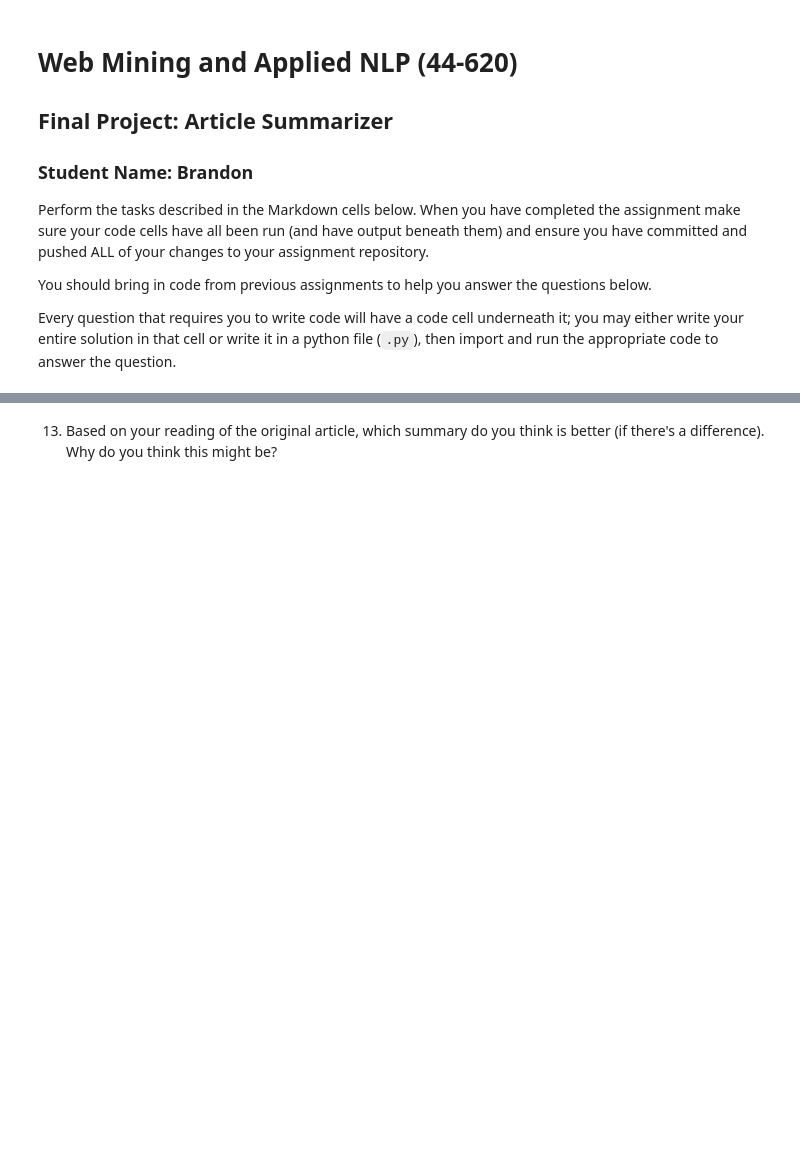
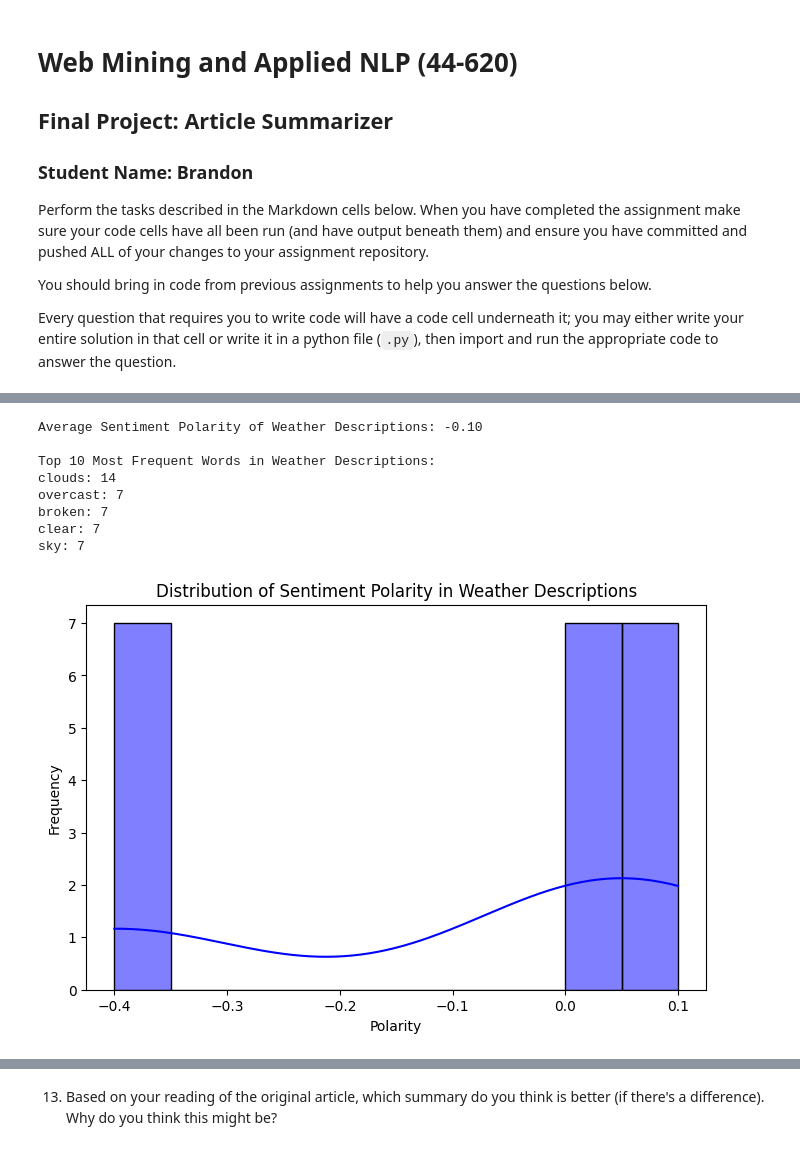
Before and after one commit to brandonjbbb/Final-Summarizer, a Jupyter notebook: article-summarizer.ipynb, the cells around one changed output, grey strips where cells are left out. Cells and saved outputs as stored; diff of their text form; code cells hidden in the pictures; blank space fills up the shorter version.

```diff
--- a/article-summarizer.ipynb
+++ b/article-summarizer.ipynb
@@ -521,0 +198,55 @@ The polarity score of the summaries is generally higher than the full article be
+# %%
+from collections import Counter
+from textblob import TextBlob
+
+def analyze_weather_sentiments(weather_df):
+    """
+    Analyze sentiment and frequency of weather descriptions.
+
+    Args:
+    - weather_df (DataFrame): Weather data containing the 'description' column.
+
+    Returns:
+    - None: Displays sentiment analysis results and word frequency.
+    """
+    # Ensure descriptions are valid
+    if 'description' not in weather_df.columns or weather_df.empty:
+        print("Error: Weather data is missing the 'description' column.")
+        return
+
+    # Perform sentiment analysis on descriptions
+    weather_df['polarity'] = weather_df['description'].apply(lambda desc: TextBlob(desc).sentiment.polarity)
+
+    # Calculate average polarity score
+    avg_polarity = weather_df['polarity'].mean()
+    print(f"Average Sentiment Polarity of Weather Descriptions: {avg_polarity:.2f}")
+
+    # Analyze frequently occurring terms
+    all_words = ' '.join(weather_df['description']).lower().split()
+    word_counts = Counter(all_words)
+
+    # Display top 10 frequent words
+    print("\nTop 10 Most Frequent Words in Weather Descriptions:")
+    for word, count in word_counts.most_common(10):
+        print(f"{word}: {count}")
+
+    # Plot polarity scores
+    plt.figure(figsize=(8, 5))
+    sns.histplot(weather_df['polarity'], bins=10, kde=True, color="blue")
+    plt.title("Distribution of Sentiment Polarity in Weather Descriptions")
+    plt.xlabel("Polarity")
+    plt.ylabel("Frequency")
+    plt.show()
+
+# Run the sentiment analysis
+analyze_weather_sentiments(weather_df)
+# %% [output]
+Average Sentiment Polarity of Weather Descriptions: -0.10
+
+Top 10 Most Frequent Words in Weather Descriptions:
+clouds: 14
+overcast: 7
+broken: 7
+clear: 7
+sky: 7
+[figure, added]
```
Also changed, not shown: parts of 48 cells of this notebook, 6 other files.
